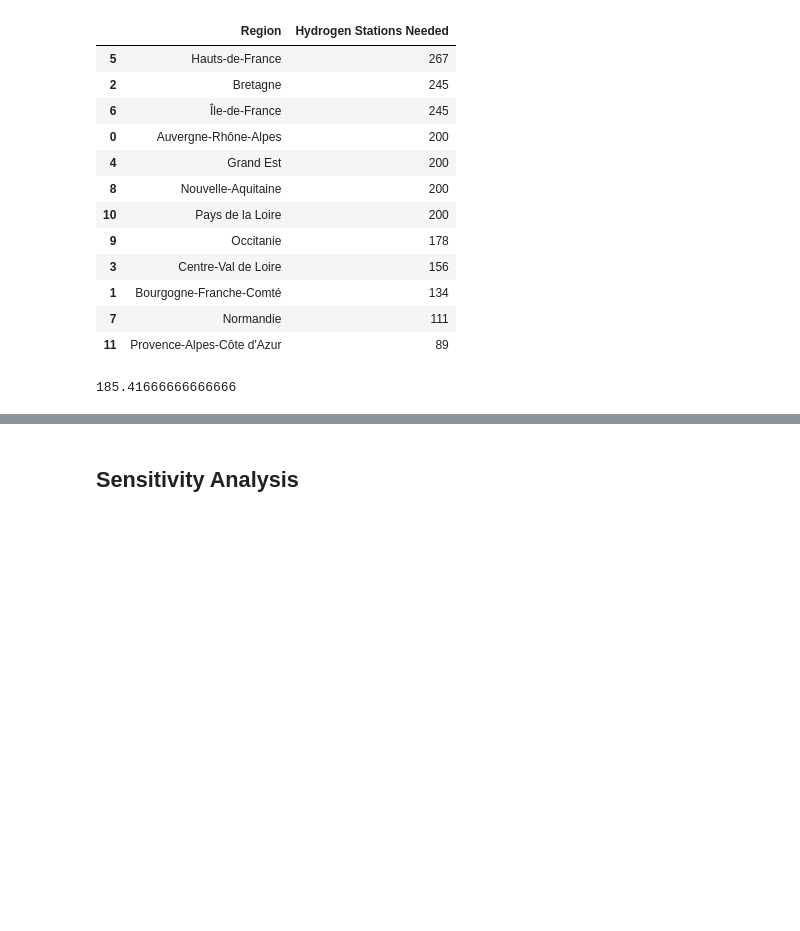
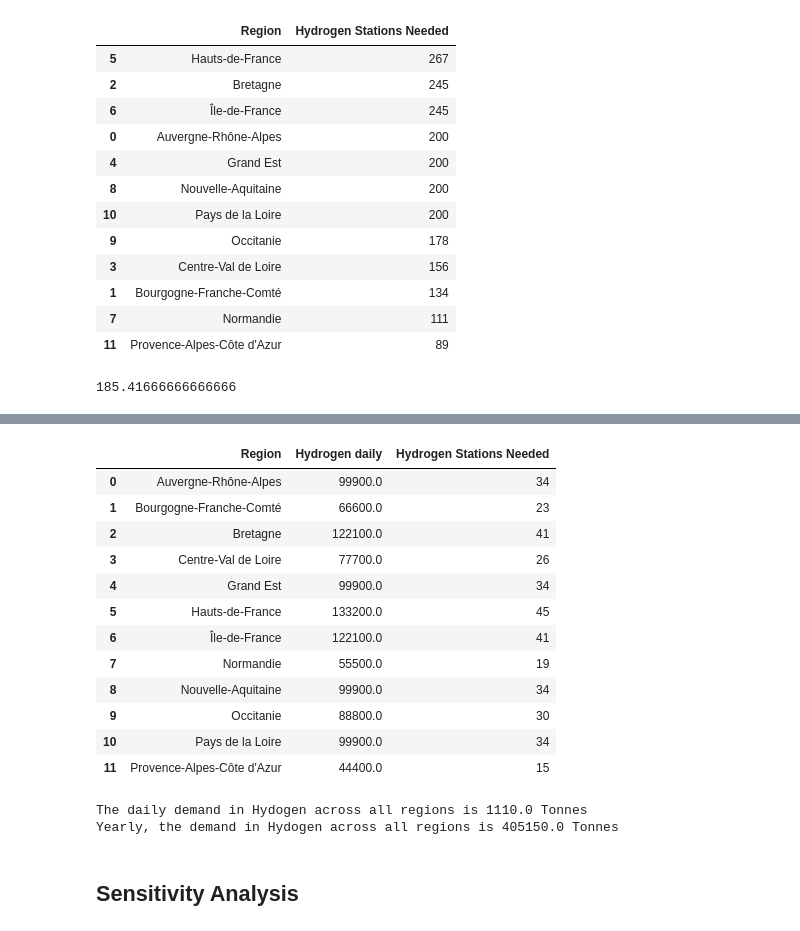
Before and after one commit to augustin-delabrosse/sustainability-challenge, a Jupyter notebook: NetworkAnalysis.ipynb, the cells around one changed output, grey strips where cells are left out. Saved outputs shown, nothing was run; the diff lists cells and outputs as text; code cells hidden in the pictures; blank space fills up the shorter version.

```diff
--- a/NetworkAnalysis.ipynb
+++ b/NetworkAnalysis.ipynb
@@ -364,16 +388,0 @@ stations40['Hydrogen Stations Needed'].mean()
-# %%
-avg_speed = 80  # km/h
-max_drive_time_daily = 9  # hours
-break_time = 0.33 # hours
-autonomy_daimler = 1000  # km
-autonomy_nikola = 400  # km
-autonomy_daf = 150  # km
-tank_size_daimler = 80
-tank_size_nikola = 32
-tank_size_daf = 30
-capacity_stations = 3*1000
-
-total_trucks = 10000
-daimler_perc = 0.25
-nikola_perc = 0.25
-daf_perc = 0.50
@@ -398,8 +388,0 @@ nikola_num_stops_per_day
-# %%
-# Calculate the total time for each truck to cover the region
-total_time = 1109 / avg_speed
-
-# Calculate the working time for each truck, including breaks and recharge times
-dailmer_working_time = total_time + (daimler_num_stops_per_day * break_time)
-nikola_working_time = total_time + (nikola_num_stops_per_day * break_time)
-daf_working_time = total_time + (daf_num_stops_per_day * break_time)
@@ -435,3 +492,27 @@ stations
+# %%
+df_hydrogen = calculate_hydrogen_stations_bis(df_route_traffic_bis, 0.25, 0.25, 0.5, 2030)
+df_hydrogen
+# %% [output]
+|  | Region | Hydrogen daily | Hydrogen Stations Needed |
+| 0 | Auvergne-Rhône-Alpes | 99900.0 | 34 |
+| 1 | Bourgogne-Franche-Comté | 66600.0 | 23 |
+| 2 | Bretagne | 122100.0 | 41 |
+| 3 | Centre-Val de Loire | 77700.0 | 26 |
+| 4 | Grand Est | 99900.0 | 34 |
+| 5 | Hauts-de-France | 133200.0 | 45 |
+| 6 | Île-de-France | 122100.0 | 41 |
+| 7 | Normandie | 55500.0 | 19 |
+| 8 | Nouvelle-Aquitaine | 99900.0 | 34 |
+| 9 | Occitanie | 88800.0 | 30 |
+| 10 | Pays de la Loire | 99900.0 | 34 |
+| 11 | Provence-Alpes-Côte d'Azur | 44400.0 | 15 |
+# %%
+daily_h = df_hydrogen['Hydrogen daily'].sum()
+print(f'The daily demand in Hydogen across all regions is {daily_h/1000} Tonnes')
+print(f'Yearly, the demand in Hydogen across all regions is {daily_h/1000*365} Tonnes')
+# %% [output]
+The daily demand in Hydogen across all regions is 1110.0 Tonnes
+Yearly, the demand in Hydogen across all regions is 405150.0 Tonnes
 # %% [markdown]
 ## Sensitivity Analysis
 # %%
```
Also changed, not shown: parts of 20 cells of this notebook.
